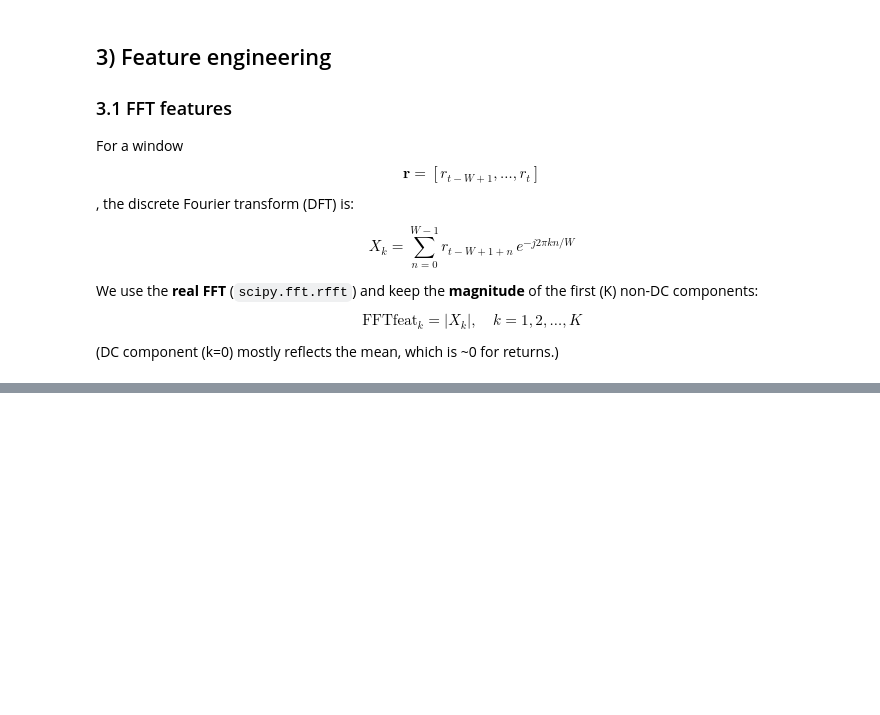
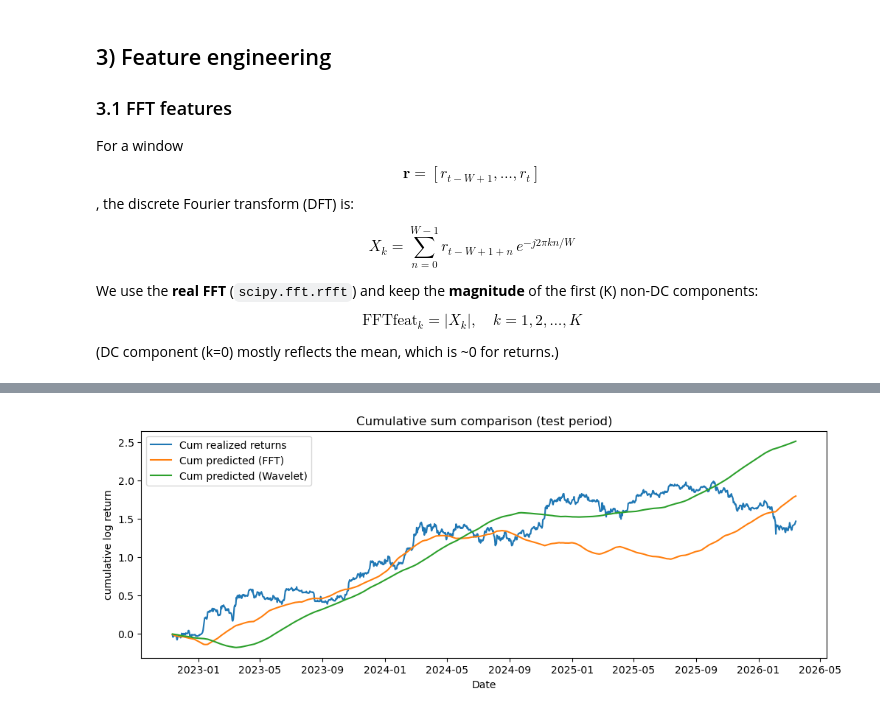
Before and after one commit to mtodoroff/Math-concepts-for-developers-Softuni, a Jupyter notebook: BTC_FFT_vs_Wavelet_Predictability.ipynb, the cells around one changed output, grey strips where cells are left out. Cells and saved outputs as stored; diff of their text form; code cells hidden in the pictures; blank space fills up the shorter version.

```diff
--- a/BTC_FFT_vs_Wavelet_Predictability.ipynb
+++ b/BTC_FFT_vs_Wavelet_Predictability.ipynb
@@ -136,0 +404,16 @@ $$
+# %%
+# Cumulative sum of predicted returns (toy 'signal') vs realized (not a trading strategy)
+cum_real = np.cumsum(yreg_test)
+cum_fft = np.cumsum(pred_fft)
+cum_wav = np.cumsum(pred_wav)
+
+plt.figure(figsize=(12,4))
+plt.plot(idx_test, cum_real, label="Cum realized returns")
+plt.plot(idx_test, cum_fft, label="Cum predicted (FFT)")
+plt.plot(idx_test, cum_wav, label="Cum predicted (Wavelet)")
+plt.title("Cumulative sum comparison (test period)")
+plt.xlabel("Date"); plt.ylabel("cumulative log return")
+plt.legend()
+plt.show()
+# %% [output]
+[figure, added]
```
Also changed, not shown: parts of 15 cells of this notebook.
